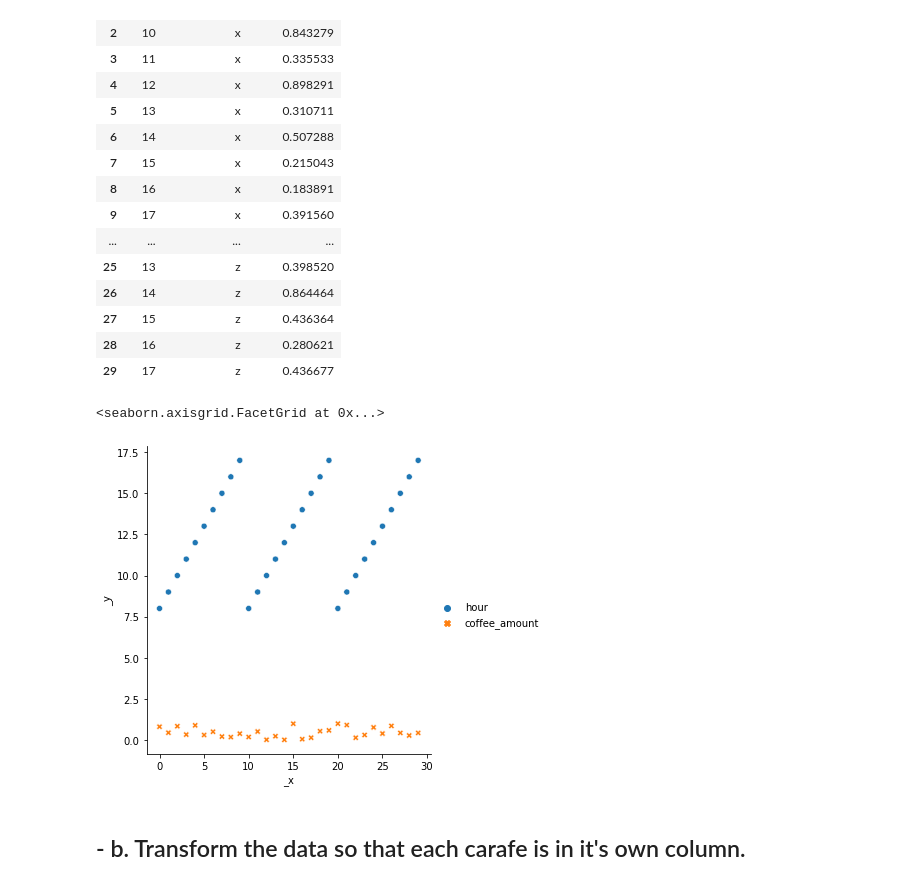
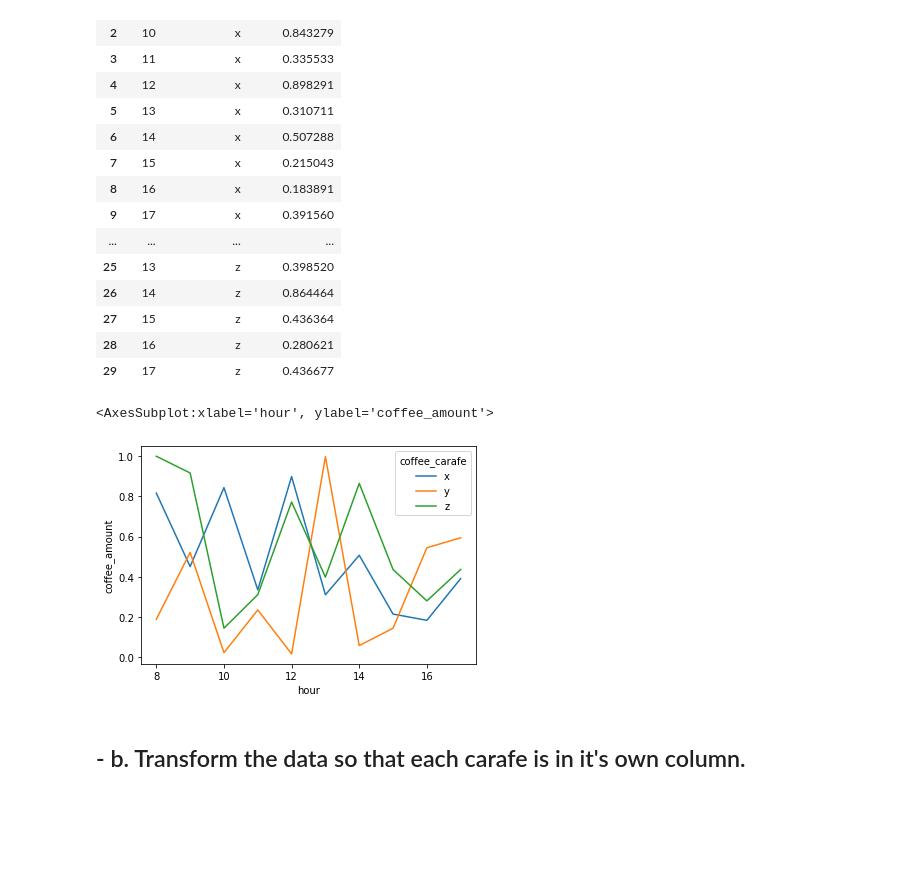
Before and after one commit to David-Howell/classification-exercises, a Jupyter notebook: tidy_data.ipynb, the cells around one changed output. Cells and saved outputs as stored; diff of their text form; code cells hidden in the pictures; blank space fills up the shorter version.

```diff
--- a/tidy_data.ipynb
+++ b/tidy_data.ipynb
@@ -154,11 +158,11 @@ coffee_df
 | 27 | 15 | z | 0.436364 |
 | 28 | 16 | z | 0.280621 |
 | 29 | 17 | z | 0.436677 |
-# %%
-sns.relplot(data=coffee_df)
-# %% [output]
-<seaborn.axisgrid.FacetGrid at 0x...>
-[figure, removed]
+# %%
+sns.lineplot(data=coffee_df, x='hour', y='coffee_amount', hue='coffee_carafe')
+# %% [output]
+<AxesSubplot:xlabel='hour', ylabel='coffee_amount'>
+[figure, added]
 # %% [markdown]
 ##  - b. Transform the data so that each carafe is in it's own column.
 # %%
```
Also changed, not shown: parts of 6 cells of this notebook.
